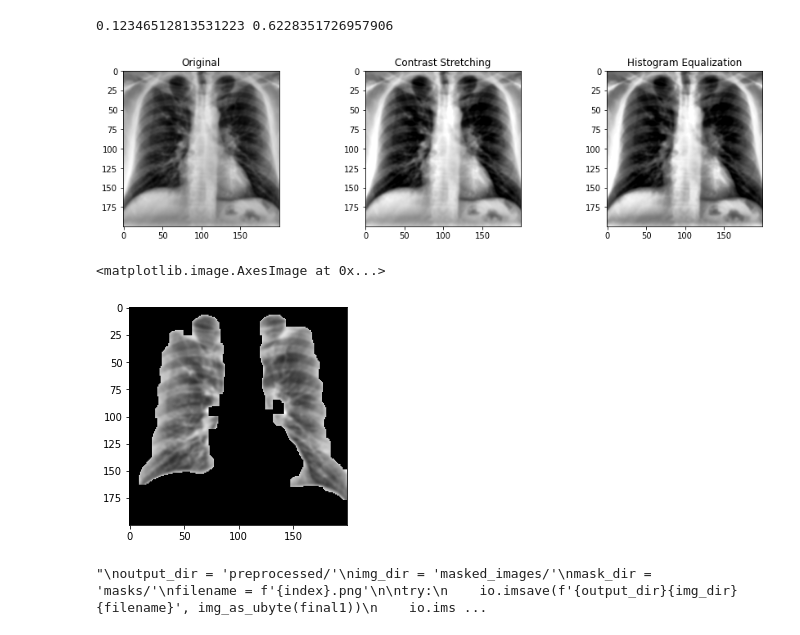
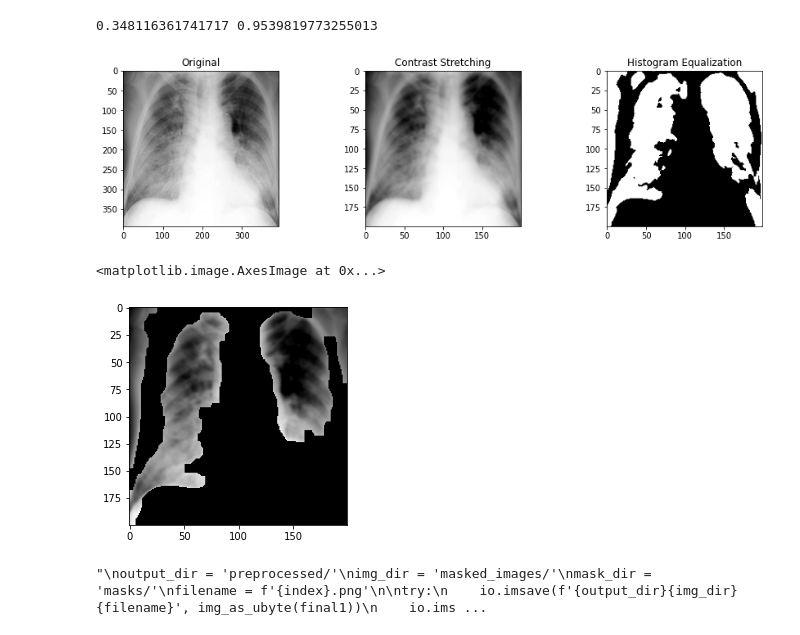
Before and after one commit to artisan7/thesis_stuff, a Jupyter notebook: masking_scuffed.ipynb, the cells around one changed output. Saved outputs shown, nothing was run; the diff lists cells and outputs as text; code cells hidden in the pictures.

```diff
--- a/masking_scuffed.ipynb
+++ b/masking_scuffed.ipynb
@@ -2,7 +2,7 @@
 import pandas as pd
 
 root_dir = ''
-image_dir = '../finalcxr_dataset_cropped/'
+image_dir = 'final_cxr_dataset/'
 
 df = pd.read_csv('final_dataset.csv')
 # %%
@@ -14,10 +14,7 @@ from skimage import img_as_ubyte
 import skimage.exposure as expo
 
 length = 200
-index = 39
-
-
-#39
+index = 4
 
 current = df.iloc[index]
 img_loc = root_dir + image_dir + current['filename']
@@ -45,45 +42,46 @@ try:
         if img.shape[0] != img.shape[1]:
             img = img[ : , :length ]    # make sure image is square
 
     else:    # height == width
         img = resize(img, [ length, length ])
 
     img = filters.gaussian(img)
 
     #contrast stretching
     p2, p98 = np.percentile(img, (2, 98))
-    img_rescale = exposure.rescale_intensity(img, in_range=(p2, p98))
+    img = exposure.rescale_intensity(img, in_range=(p2, p98))
     print(p2, p98)
 
     #histogram eq
-    img_eq = exposure.equalize_hist(img_rescale)
+    #img = exposure.equalize_hist(img)
 
     #adaptive histogram eq
-    img_adapteq = exposure.equalize_adapthist(img, clip_limit=0.01)
+    img_eq = exposure.equalize_adapthist(img, clip_limit=0.01)
 
     # coarse mask -> thresholding
-    inverted = ~img_as_ubyte(img)
-    thresh = filters.threshold_multiotsu(img_eq)
-    regions = np.digitize(img_eq, bins=thresh)
+    inverted = ~img_as_ubyte(img_eq)
+    thresh = filters.threshold_otsu(inverted)
+    #thresh = filters.threshold_multiotsu(img_eq)
+    #regions = np.digitize(img_eq, bins=thresh)
 
-    binary1 = ~(img >= thresh[0])
+    binary1 = inverted >= thresh
     #plt.imshow(binary1, cmap="gray")
 
     fig, (ax0, ax1, ax2) = plt.subplots(nrows=1, ncols=3, figsize=(15, 3.5))
     ax0.set_title("Original")
     ax1.set_title("Contrast Stretching")
     ax2.set_title("Histogram Equalization")
 
-    ax0.imshow(img, cmap="gray")
-    ax1.imshow(img_rescale, cmap="gray")
-    ax2.imshow(img_eq, cmap="gray")
+    ax0.imshow(orig_img, cmap="gray")
+    ax1.imshow(img, cmap="gray")
+    ax2.imshow(binary1, cmap="gray")
     #ax3.imshow(regions, cmap="gray")
 
 except FileNotFoundError:
     print(f'{img_loc} not found.')
 # %% [output]
-0.12346512813531223 0.6228351726957906
+0.348116361741717 0.9539819773255013
-[figure, old version]
+[figure, new version]
 # %%
 from skimage.morphology import square, dilation, erosion, opening, closing, remove_small_objects, remove_small_holes
 #coarse mask -> thresholding
@@ -98,16 +96,16 @@ from skimage.morphology import square, dilation, erosion, opening, closing, remo
 
 kernel = square(7)
 op = opening(binary1, kernel)#select binary here
-#op = dilation(remove_small_objects(erosion(op, kernel), 200), kernel)
+op = dilation(remove_small_objects(erosion(op, kernel), 500), kernel)
 mask = closing(op, kernel)
-mask = remove_small_objects(mask, 1000)
-#mask = remove_small_holes(mask, 1200)
+mask = remove_small_objects(mask, 1500)
+mask = remove_small_holes(mask, 1000)
 final1 = img * mask
 
 plt.imshow(final1, cmap=plt.cm.gray)
 # %% [output]
 <matplotlib.image.AxesImage at 0x...>
-[figure, old version]
+[figure, new version]
 # %%
 """
 output_dir = 'preprocessed/'
```
Also changed, not shown: 3 other files.
